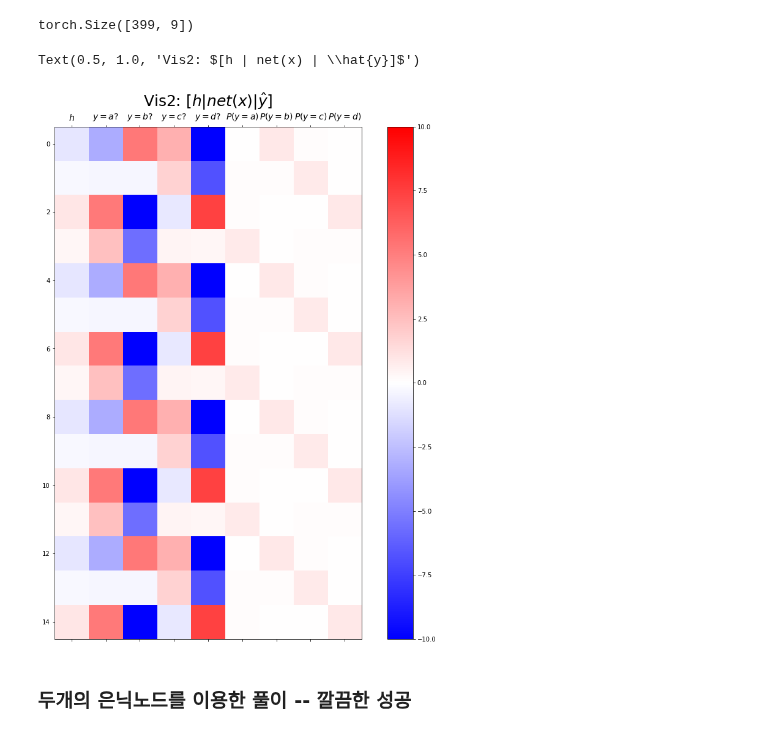
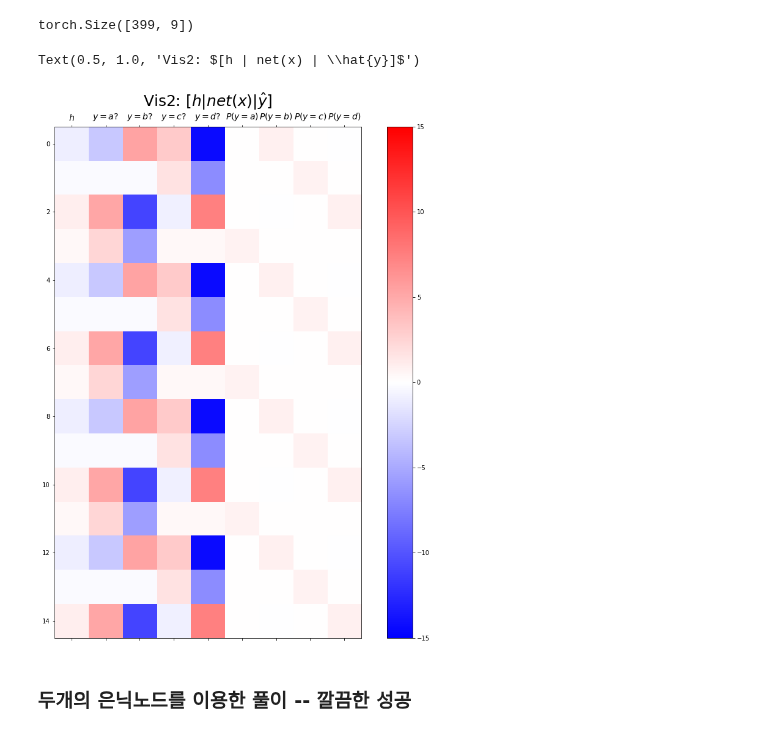
Before and after one commit to guebin/DL2022_backup, a Jupyter notebook: _notebooks/2022-11-03-(10주차) 11월3일.ipynb, the cells around one changed output. Saved outputs shown, nothing was run; the diff lists cells and outputs as text; code cells hidden in the pictures.

```diff
--- a/_notebooks/2022-11-03-(10주차) 11월3일.ipynb
+++ b/_notebooks/2022-11-03-(10주차) 11월3일.ipynb
@@ -312,15 +304,15 @@ combined.shape
 # %% [output]
 torch.Size([399, 9])
 # %%
-plt.matshow(combined[:15],vmin=-10,vmax=10,cmap='bwr')
+plt.matshow(combined[:15],vmin=-15,vmax=15,cmap='bwr')
 plt.xticks(range(9), labels=[r'$h$',r'$y=a?$',r'$y=b?$',r'$y=c?$',r'$y=d?$',r'$P(y=a)$',r'$P(y=b)$',r'$P(y=c)$',r'$P(y=d)$'],size=14)
 plt.colorbar()
 plt.gcf().set_figwidth(15)
 plt.gcf().set_figheight(15)
 plt.title(r"Vis2: $[h | net(x) | \hat{y}]$",size=25)
 # %% [output]
 Text(0.5, 1.0, 'Vis2: $[h | net(x) | \\hat{y}]$')
-[figure, old version]
+[figure, new version]
 # %% [markdown]
 ### 두개의 은닉노드를 이용한 풀이 -- 깔끔한 성공
 # %% [markdown]
```
Also changed, not shown: parts of 5 cells of this notebook.
